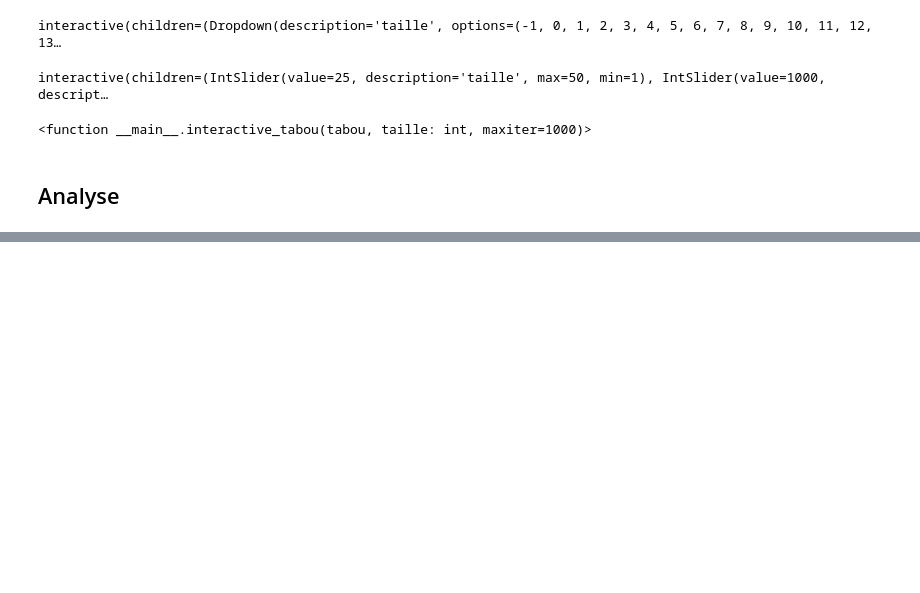
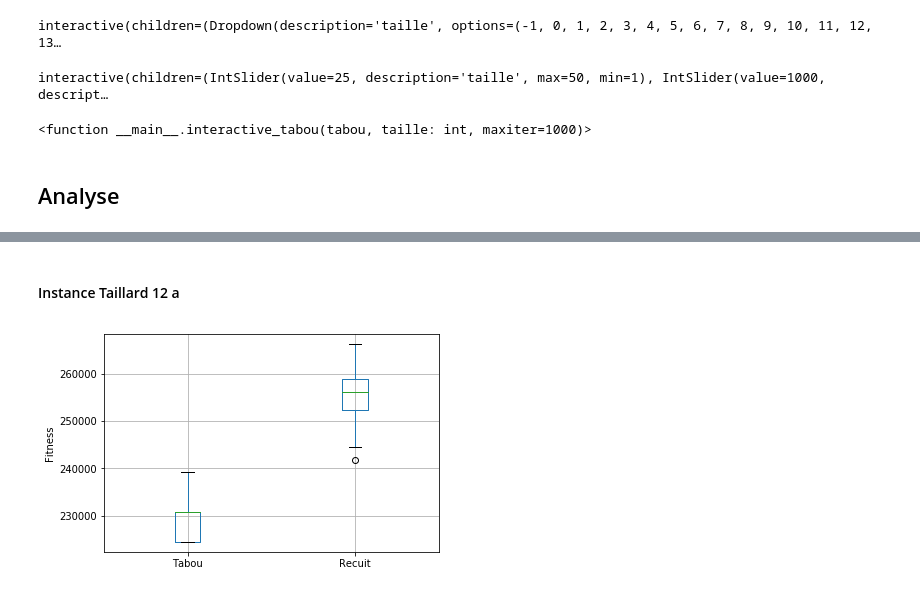
Before and after one commit to Ruseur/QuadracticAssignmentProblem, a Jupyter notebook: QuadraticAssignmentProblem.ipynb, the cells around one changed output, grey strips where cells are left out. Drawn from its saved outputs; the diff is of its cells as text; code cells hidden in the pictures; blank space fills up the shorter version.

Commit message:
Fin génération premiere version & présentation itération 1

```diff
--- a/QuadraticAssignmentProblem.ipynb
+++ b/QuadraticAssignmentProblem.ipynb
@@ -361 +385,23 @@ interactive(children=(IntSlider(value=25, description='taille', max=50, min=1),
+# %%
+def csv_to_boxplot(instance = "", version = 1):
+    df_recuit = pd.read_csv('./data/exports/recuit/v'+str(version)+'_'+instance+'.csv', sep=',')
+    df_tabou = pd.read_csv('./data/exports/tabou/v'+str(version)+'_'+instance+'.csv', sep=',')
+
+    df_instance = pd.DataFrame(
+        [df_recuit.fitness,df_recuit.duration,df_tabou.fitness,df_tabou.duration]
+    ).transpose()
+    df_instance.columns = ['Recuit', 'Recuit Durée', 'Tabou','Tabou Durée']
+    boxplot_instance = df_instance.boxplot(column=['Tabou','Recuit']).set_ylabel("Fitness")
+
+def csv_to_graph_duree(list_instance = [], version=1):
+    data_recuit = []
+    data_tabou = []
+    for instance in list_instance:
+        df_recuit = pd.read_csv('./data/exports/recuit/v'+str(version)+'_'+instance+'.csv', sep=',')
+        data_recuit.append(df_recuit.loc[:,"duration"].mean()/60)
+        df_tabou = pd.read_csv('./data/exports/tabou/v'+str(version)+'_'+instance+'.csv', sep=',')
+        data_tabou.append(df_tabou.loc[:,"duration"].mean() / 60)
+    df = pd.DataFrame({'Tabou':data_tabou,'Recuit':data_recuit},index = list_instance)
+    plt.figure()
+    df.plot().set_ylabel("Durée (en s)")
 # %% [markdown]
@@ -397,0 +415,6 @@ display(ui, out)
+# %% [markdown]
+#### Instance Taillard 12 a
+# %%
+csv_to_boxplot('tai12a',1)
+# %% [output]
+[figure, added]
```
Also changed, not shown: parts of 35 cells of this notebook, 11 other files.
